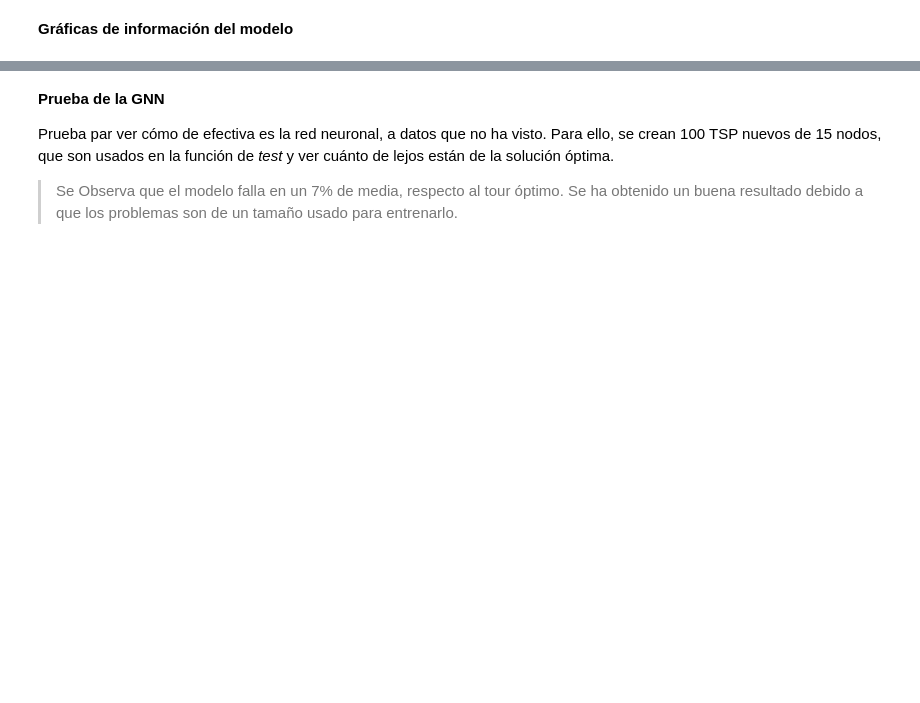
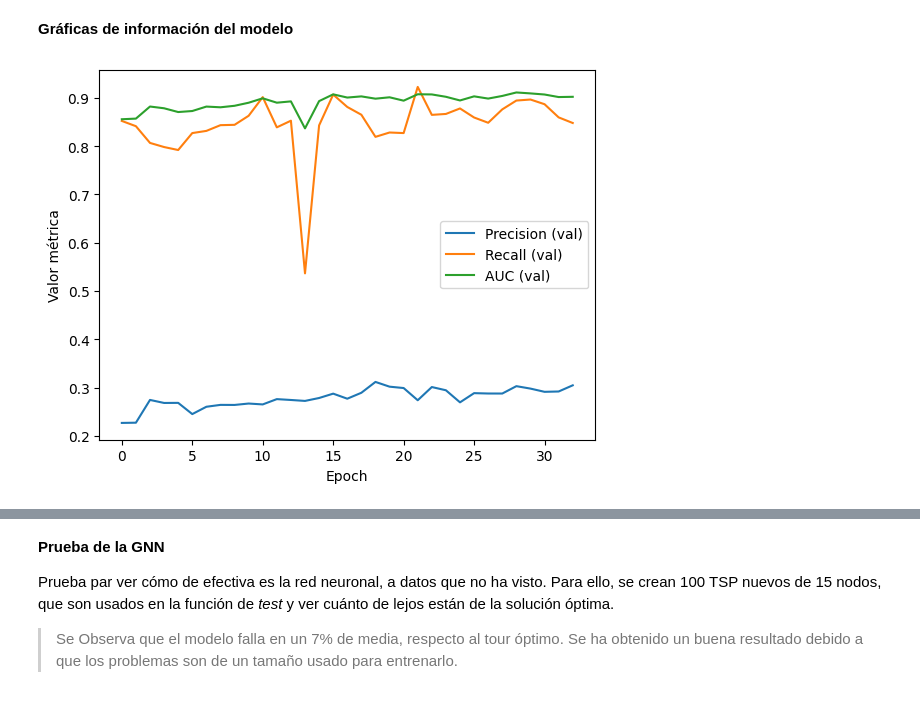
Before and after one commit to PabloMendieta03/TSP_Classical_Solutions, a Jupyter notebook: GNNs_testeos.ipynb, the cells around one changed output, grey strips where cells are left out. Cells and saved outputs as stored; diff of their text form; code cells hidden in the pictures; blank space fills up the shorter version.

```diff
--- a/GNNs_testeos.ipynb
+++ b/GNNs_testeos.ipynb
@@ -665,19 +702,15 @@ KeyError: 0
 # %%
 import matplotlib.pyplot as plt
 
 plt.plot(val_precisions, label="Precision (val)")
 plt.plot(val_recalls,    label="Recall (val)")
 plt.plot(val_aucs,       label="AUC (val)")
 plt.xlabel("Epoch")
 plt.ylabel("Valor métrica")
 plt.legend()
 plt.show()
-
-plt.plot(val_tour_lens, label="Longitud tour (val)")
-plt.xlabel("Epoch")
-plt.ylabel("Tour length")
-plt.legend()
-plt.show()
+# %% [output]
+[figure, added]
 # %%
 # Gráfica de péridda de Binary Cross Entropy
 plt.plot(train_losses,label='train_loss')
```
Also changed, not shown: parts of 12 cells of this notebook, 1 other file.
